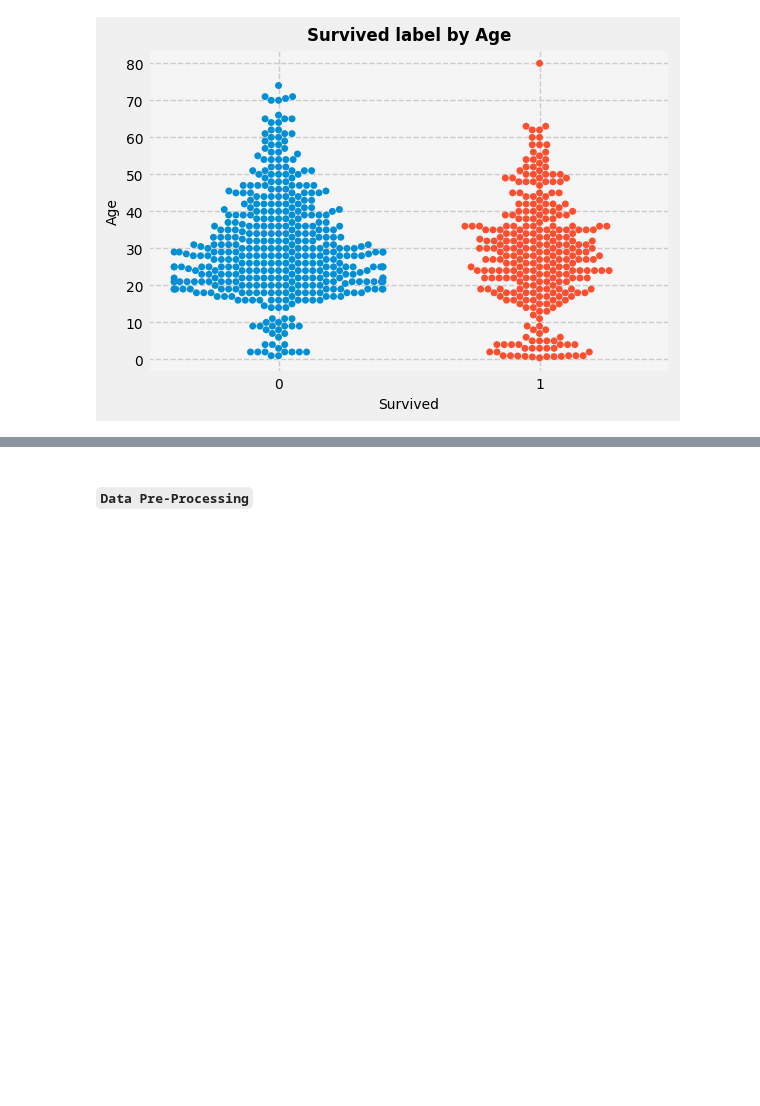
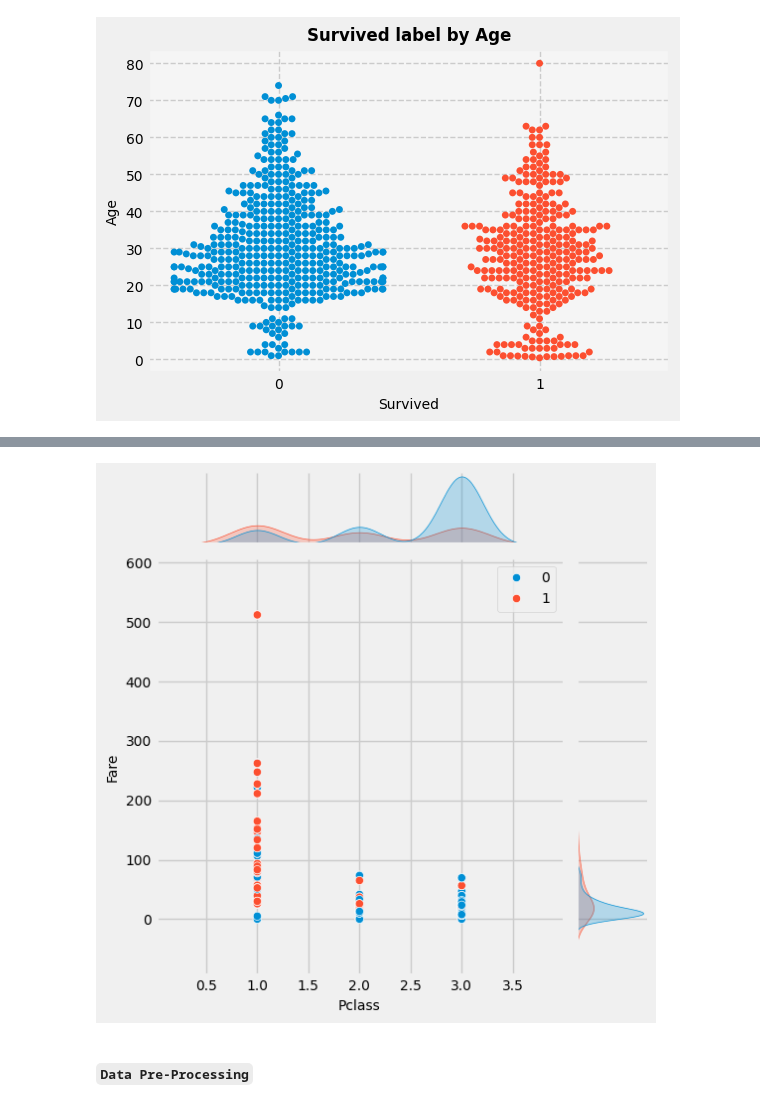
Before and after one commit to sranillac/SRC_UniOvi, a Jupyter notebook: ML-IA/src/Titanic/SRC_EDA_Viz_PreProcess.ipynb, the cells around one changed output, grey strips where cells are left out. Saved outputs shown, nothing was run; the diff lists cells and outputs as text; code cells hidden in the pictures; blank space fills up the shorter version.

```diff
--- a/ML-IA/src/Titanic/SRC_EDA_Viz_PreProcess.ipynb
+++ b/ML-IA/src/Titanic/SRC_EDA_Viz_PreProcess.ipynb
@@ -104,3 +115,13 @@ ax.tick_params(axis = 'x', labelsize = 10)
+# %%
+# Visualization - Survived label by Distribution of Pclass and Fare
+fig = sns.jointplot(data = df_titanic, x = 'Pclass',y = 'Fare', color = 'olive', hue = 'Survived')
+fig.ax_joint.set_xlabel('Pclass', fontsize = 10)
+fig.ax_joint.set_ylabel('Fare', fontsize = 10)
+fig.ax_joint.tick_params(axis = 'both', labelsize = 10)
+legend = plt.legend(prop = {'size': 10}, frameon = True, loc = 'upper right')
+legend.get_frame().set_linewidth(0.5);
+# %% [output]
+[figure, added]
 # %% [markdown]
 #### ``Data Pre-Processing``
 # %%
```
Also changed, not shown: parts of 3 cells of this notebook.
